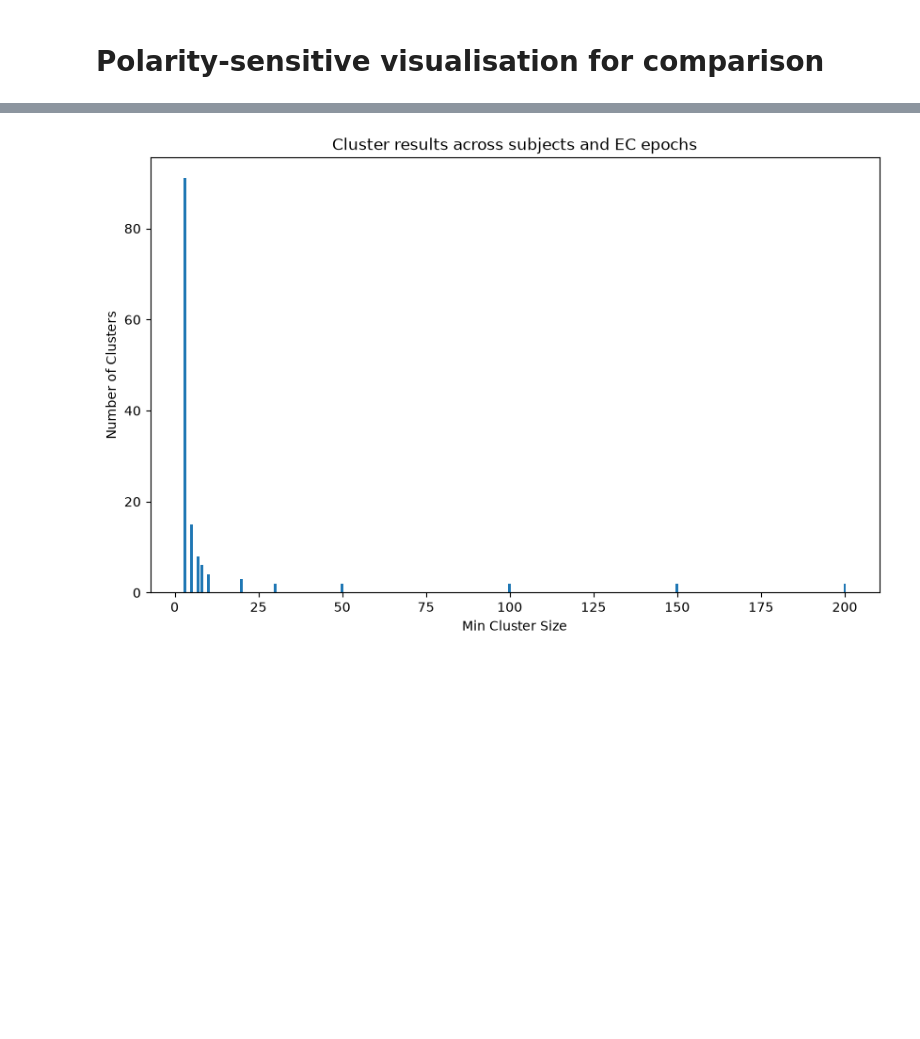
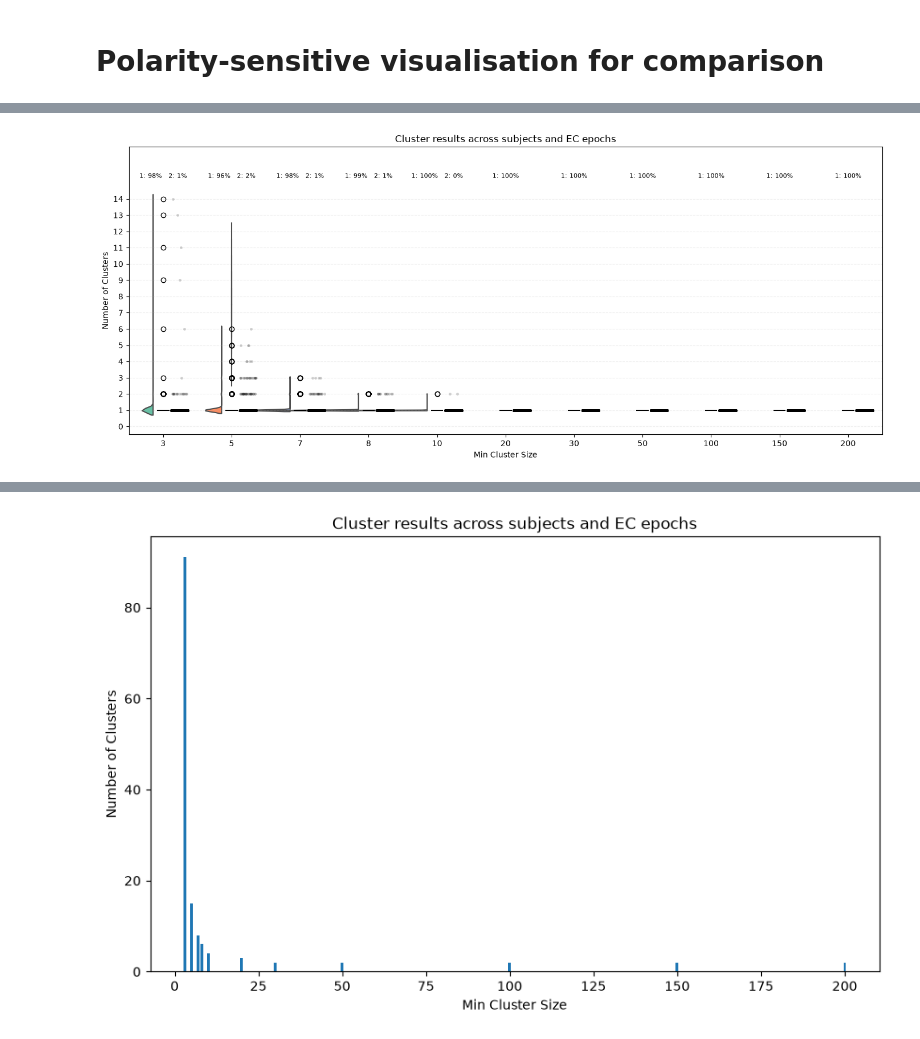
Before and after one commit to haircutt/neuro-ml-proj, a Jupyter notebook: microstate-clustering-eeg.ipynb, the cells around one changed output, grey strips where cells are left out. Cells and saved outputs as stored; diff of their text form; code cells hidden in the pictures; blank space fills up the shorter version.

```diff
--- a/microstate-clustering-eeg.ipynb
+++ b/microstate-clustering-eeg.ipynb
@@ -636,3 +619,78 @@ plt.show()
+# %%
+import matplotlib.pyplot as plt
+import numpy as np
+import pandas as pd
+import ptitprince as pt
+
+fig, ax = plt.subplots(figsize=(14, 6))
+pt.half_violinplot(
+    data=df,
+    x="min_cluster_size",
+    y="n_clusters",
+    ax=ax,
+    inner=None,
+    width=5,
+    palette="Set2",
+)
+
+positions = np.arange(len(order))
+rng = np.random.default_rng(42)
+data_max = df["n_clusters"].max()
+label_y = data_max + 1.2  # fixed height so all labels line up horizontally
+
+for i, cat in enumerate(order):
+    vals = df.loc[df["min_cluster_size"] == cat, "n_clusters"].to_numpy()
+    n_fits = len(vals)
+
+    ax.boxplot(
+        vals,
+        positions=[i],
+        widths=0.18,
+        patch_artist=True,
+        boxprops={"facecolor": "white", "edgecolor": "black", "linewidth": 1.2},
+        medianprops={"color": "black", "linewidth": 1.5},
+        whiskerprops={"color": "black", "linewidth": 1.2},
+        capprops={"color": "black", "linewidth": 1.2},
+        showcaps=True,
+    )
+    ax.scatter(
+        i + rng.uniform(0.12, 0.36, size=n_fits),
+        vals,
+        color="black",
+        alpha=0.18,
+        s=12,
+        linewidths=0,
+        zorder=3,
+    )
+
+    # Only label the top 2 values (by frequency) so the plot stays readable
+    # instead of listing every long-tail outlier value. Placed at a fixed
+    # height, single line, so labels read horizontally in a row above the plot.
+    counts = pd.Series(vals).value_counts().sort_values(ascending=False).head(2)
+    label = "   ".join(
+        f"{value:g}: {100 * count / n_fits:.0f}%" for value, count in counts.items()
+    )
+    ax.text(
+        i,
+        label_y,
+        label,
+        fontsize=8,
+        ha="center",
+        va="bottom",
+    )
+
+ax.set_xticks(positions)
+ax.set_xticklabels(order)
+ax.set_ylim(-0.5, label_y + 2)
+ax.set_yticks(np.arange(0, data_max + 1, max(1, data_max // 10)))
+ax.set_title("Cluster results across subjects and EC epochs")
+ax.set_xlabel("Min Cluster Size")
+ax.set_ylabel("Number of Clusters")
+ax.grid(True, axis="y", linestyle="--", alpha=0.2)
+plt.tight_layout()
+plt.show()
+# %% [output]
+[figure, added]
 # %%
 # Density plots of the number of clusters for each min_cluster_size.
 import matplotlib.pyplot as plt
```
Also changed, not shown: parts of 7 cells of this notebook.
